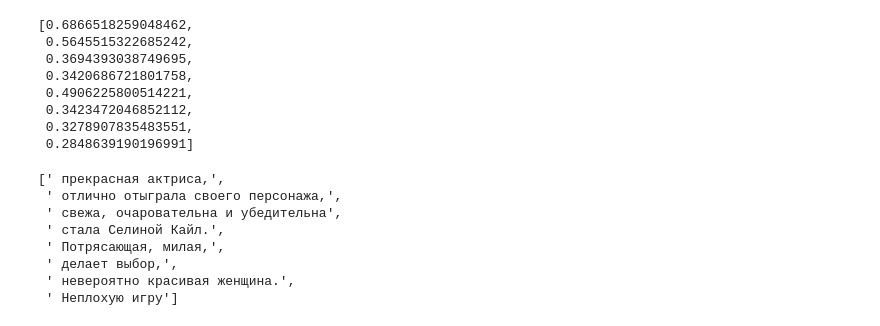
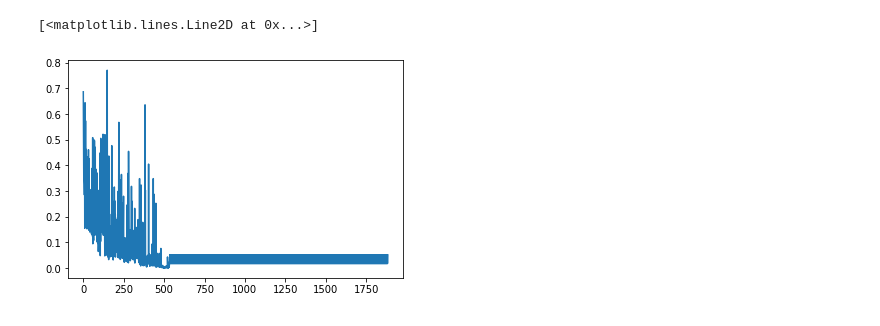
Before and after one commit to YaroslavPr17/nlp-coursework, a Jupyter notebook: notebooks/models/summarization/WordCloud by QA.ipynb, the cells around one changed output. Cells and saved outputs as stored; diff of their text form; code cells hidden in the pictures.

```diff
--- a/notebooks/models/summarization/WordCloud by QA.ipynb
+++ b/notebooks/models/summarization/WordCloud by QA.ipynb
@@ -139,23 +166,7 @@ scores, answers = get_person_characteristics(data, 'Хэтэуэй', model)
-# %%
-scores
-# %% [output]
-[0.6866518259048462,
- 0.5645515322685242,
- 0.3694393038749695,
- 0.3420686721801758,
- 0.4906225800514221,
- 0.3423472046852112,
- 0.3278907835483551,
- 0.2848639190196991]
-# %%
-answers
-# %% [output]
-[' прекрасная актриса,',
- ' отлично отыграла своего персонажа,',
- ' свежа, очаровательна и убедительна',
- ' стала Селиной Кайл.',
- ' Потрясающая, милая,',
- ' делает выбор,',
- ' невероятно красивая женщина.',
- ' Неплохую игру']
+# %%
+#!g1.1
+plt.plot(scores)
+# %% [output]
+[<matplotlib.lines.Line2D at 0x...>]
+[figure, added]
 # %%
```
Also changed, not shown: parts of 26 cells of this notebook.
